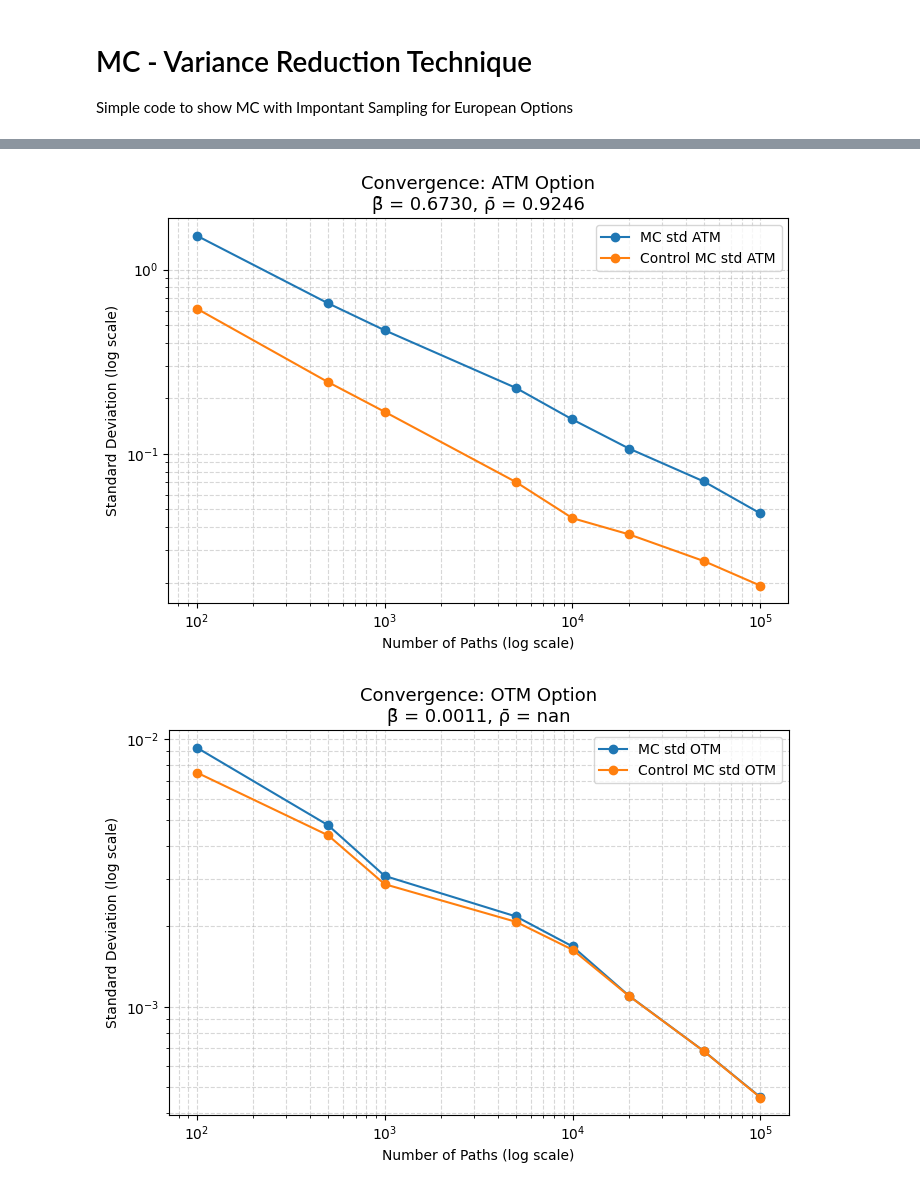
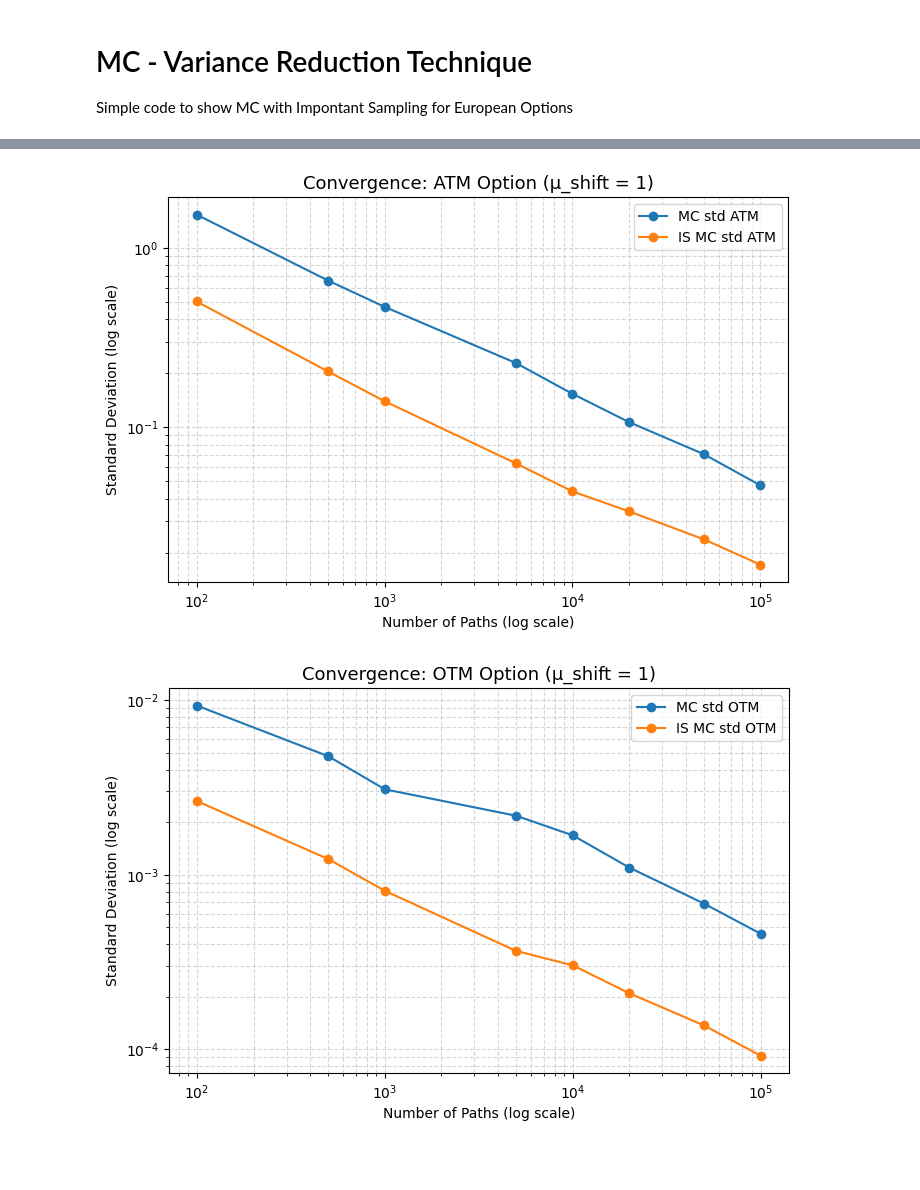
Before and after one commit to EspejoLuis/q_stuff, a Jupyter notebook: Monte Carlo | Important Sampling.ipynb, the cells around one changed output, grey strips where cells are left out. Cells and saved outputs as stored; diff of their text form; code cells hidden in the pictures; blank space fills up the shorter version.

```diff
--- a/Monte Carlo | Important Sampling.ipynb
+++ b/Monte Carlo | Important Sampling.ipynb
@@ -133,7 +191,6 @@ def european_call_mc(
         K: float,
         r: float,
         q: float,
-
         sigma: float,
         T: float,
         paths: int,
@@ -143,7 +200,8 @@ def european_call_mc(
     engine = MonteCarloEngine(T=T, n_paths=paths, n_steps=1, rng=rng)
 
     # Generate both bumps using the same Brownian motion
-    ST = engine.generate_gbm_paths(S0=s0, r=r, q=q, sigma=sigma)
+    # Take Terminal Value!
+    ST = engine.generate_gbm_paths(S0=s0, r=r, q=q, sigma=sigma)[:,1]
     payoff = np.maximum(ST - K, 0.0)
     price = np.exp(-r * T) * payoff.mean()
     return price , payoff
@@ -279,106 +328,79 @@ plt.show()
 path_list = [100, 500, 1000, 5000, 10000, 20000, 50000, 100000]
 
 # Store stds for each moneyness
-mc_std_otm, mc_control_std_otm = [], []
-mc_std_atm, mc_control_std_atm = [], []
-mc_std_itm, mc_control_std_itm = [], []
+mc_std_otm, mc_is_std_otm = [], []
+mc_std_atm, mc_is_std_atm = [], []
+mc_std_itm, mc_is_std_itm = [], []
 
-# Store average β and ρ
-beta_otm, beta_atm, beta_itm = [], [], []
-rho_otm, rho_atm, rho_itm = [], [], []
-
+# --- Loop across path sizes ---
 for n_paths in path_list:
     seeds = np.arange(n_runs)
 
     # --- OTM ---
-    mc_estimates_otm, mc_important_estimates_otm = [], []
-    betas_tmp_otm, rhos_tmp_otm = [], []
+    mc_estimates_otm, mc_is_estimates_otm = [], []
     for seed in seeds:
         mc_estimates_otm.append(european_call_mc(s0_otm, K, r, q, sigma, T, n_paths, seed)[0])
-        price_cv_otm, _, beta, rho = european_call_mc_control(s0_otm, K, r, q, sigma, T, n_paths, seed)
-        mc_important_estimates_otm.append(price_cv_otm)
-        betas_tmp_otm.append(beta)
-        rhos_tmp_otm.append(rho)
+        price_is, _, _ = european_call_mc_is(s0_otm, K, r, q, sigma, T, n_paths, mu_shift, seed)
+        mc_is_estimates_otm.append(price_is)
     mc_std_otm.append(np.std(mc_estimates_otm))
-    mc_control_std_otm.append(np.std(mc_important_estimates_otm))
-    beta_otm.append(np.mean(betas_tmp_otm))
-    rho_otm.append(np.mean(rhos_tmp_otm))
+    mc_is_std_otm.append(np.std(mc_is_estimates_otm))
 
     # --- ATM ---
-    mc_estimates_atm, mc_important_estimates_atm = [], []
-    betas_tmp, rhos_tmp = [], []
+    mc_estimates_atm, mc_is_estimates_atm = [], []
     for seed in seeds:
         mc_estimates_atm.append(european_call_mc(s0_atm, K, r, q, sigma, T, n_paths, seed)[0])
-        price_cv_atm, _, beta, rho = european_call_mc_control(s0_atm, K, r, q, sigma, T, n_paths, seed)
-        mc_important_estimates_atm.append(price_cv_atm)
-        betas_tmp.append(beta)
-        rhos_tmp.append(rho)
+        price_is, _, _ = european_call_mc_is(s0_atm, K, r, q, sigma, T, n_paths, mu_shift, seed)
+        mc_is_estimates_atm.append(price_is)
     mc_std_atm.append(np.std(mc_estimates_atm))
-    mc_control_std_atm.append(np.std(mc_important_estimates_atm))
-    beta_atm.append(np.mean(betas_tmp))
-    rho_atm.append(np.mean(rhos_tmp))
+    mc_is_std_atm.append(np.std(mc_is_estimates_atm))
 
     # --- ITM ---
-    mc_estimates_itm, mc_important_estimates_itm = [], []
-    betas_tmp, rhos_tmp = [], []
+    mc_estimates_itm, mc_is_estimates_itm = [], []
     for seed in seeds:
         mc_estimates_itm.append(european_call_mc(s0_itm, K, r, q, sigma, T, n_paths, seed)[0])
-        price_cv_itm, _, beta, rho = european_call_mc_control(s0_itm, K, r, q, sigma, T, n_paths, seed)
-        mc_important_estimates_itm.append(price_cv_itm)
-        betas_tmp.append(beta)
-        rhos_tmp.append(rho)
+        price_is, _, _ = european_call_mc_is(s0_itm, K, r, q, sigma, T, n_paths, mu_shift, seed)
+        mc_is_estimates_itm.append(price_is)
     mc_std_itm.append(np.std(mc_estimates_itm))
-    mc_control_std_itm.append(np.std(mc_important_estimates_itm))
-    beta_itm.append(np.mean(betas_tmp))
-    rho_itm.append(np.mean(rhos_tmp))
+    mc_is_std_itm.append(np.std(mc_is_estimates_itm))
 
 # --- Plot for ATM ---
 plt.figure(figsize=(8, 5))
 plt.plot(path_list, mc_std_atm, marker="o", label="MC std ATM")
-plt.plot(path_list, mc_control_std_atm, marker="o", label="Control MC std ATM")
+plt.plot(path_list, mc_is_std_atm, marker="o", label="IS MC std ATM")
 plt.xscale("log")
 plt.yscale("log")
 plt.xlabel("Number of Paths (log scale)")
 plt.ylabel("Standard Deviation (log scale)")
-plt.title(
-    f"Convergence: ATM Option\nβ̄ = {np.mean(beta_atm):.4f}, ρ̄ = {np.mean(rho_atm):.4f}",
-    fontsize=13,
-)
+plt.title(f"Convergence: ATM Option (μ_shift = {mu_shift})", fontsize=13)
 plt.legend()
 plt.grid(True, which="both", ls="--", alpha=0.5)
 plt.show()
 
 # --- Plot for OTM ---
 plt.figure(figsize=(8, 5))
 plt.plot(path_list, mc_std_otm, marker="o", label="MC std OTM")
-plt.plot(path_list, mc_control_std_otm, marker="o", label="Control MC std OTM")
+plt.plot(path_list, mc_is_std_otm, marker="o", label="IS MC std OTM")
 plt.xscale("log")
 plt.yscale("log")
 plt.xlabel("Number of Paths (log scale)")
 plt.ylabel("Standard Deviation (log scale)")
-plt.title(
-    f"Convergence: OTM Option\nβ̄ = {np.mean(beta_otm):.4f}, ρ̄ = {np.mean(rho_otm):.4f}",
-    fontsize=13,
-)
+plt.title(f"Convergence: OTM Option (μ_shift = {mu_shift})", fontsize=13)
 plt.legend()
 plt.grid(True, which="both", ls="--", alpha=0.5)
 plt.show()
 
 # --- Plot for ITM ---
 plt.figure(figsize=(8, 5))
 plt.plot(path_list, mc_std_itm, marker="o", label="MC std ITM")
-plt.plot(path_list, mc_control_std_itm, marker="o", label="Control MC std ITM")
+plt.plot(path_list, mc_is_std_itm, marker="o", label="IS MC std ITM")
 plt.xscale("log")
 plt.yscale("log")
 plt.xlabel("Number of Paths (log scale)")
 plt.ylabel("Standard Deviation (log scale)")
-plt.title(
-    f"Convergence: ITM Option\nβ̄ = {np.mean(beta_itm):.4f}, ρ̄ = {np.mean(rho_itm):.4f}",
-    fontsize=13,
-)
+plt.title(f"Convergence: ITM Option (μ_shift = {mu_shift})", fontsize=13)
 plt.legend()
 plt.grid(True, which="both", ls="--", alpha=0.5)
 plt.show()
 # %% [output]
-[figure, old version]
+[figure, new version]
-[figure, old version]
+[figure, new version]
```
Also changed, not shown: parts of 6 cells of this notebook.
